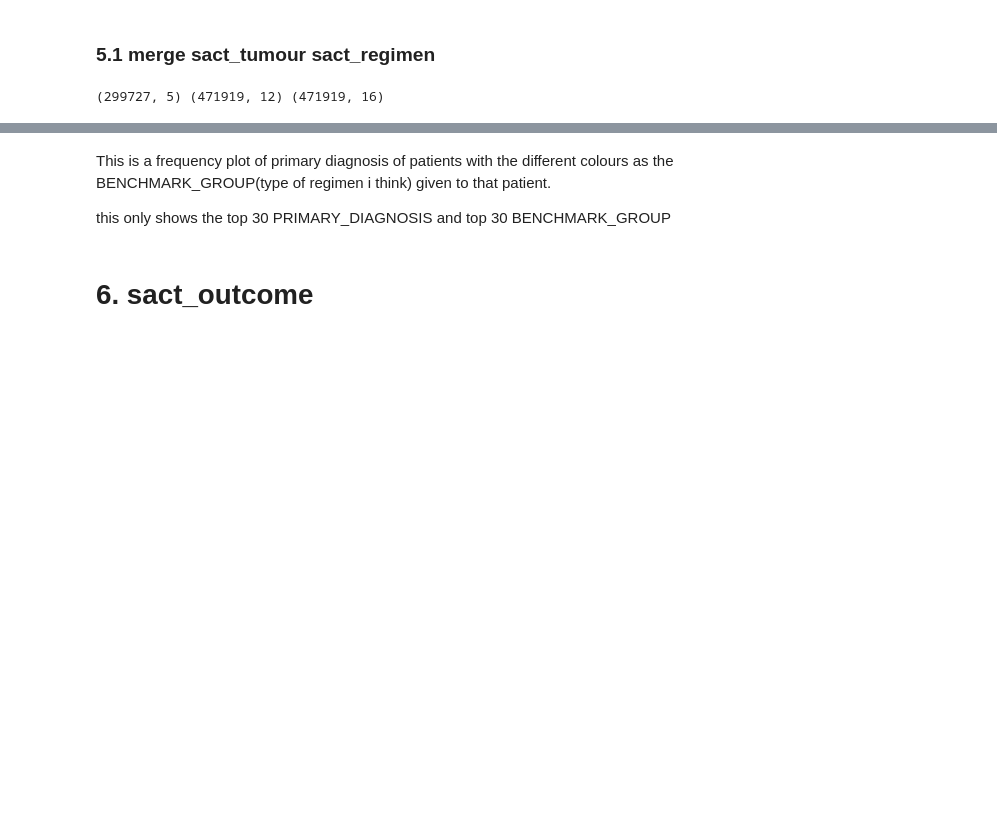
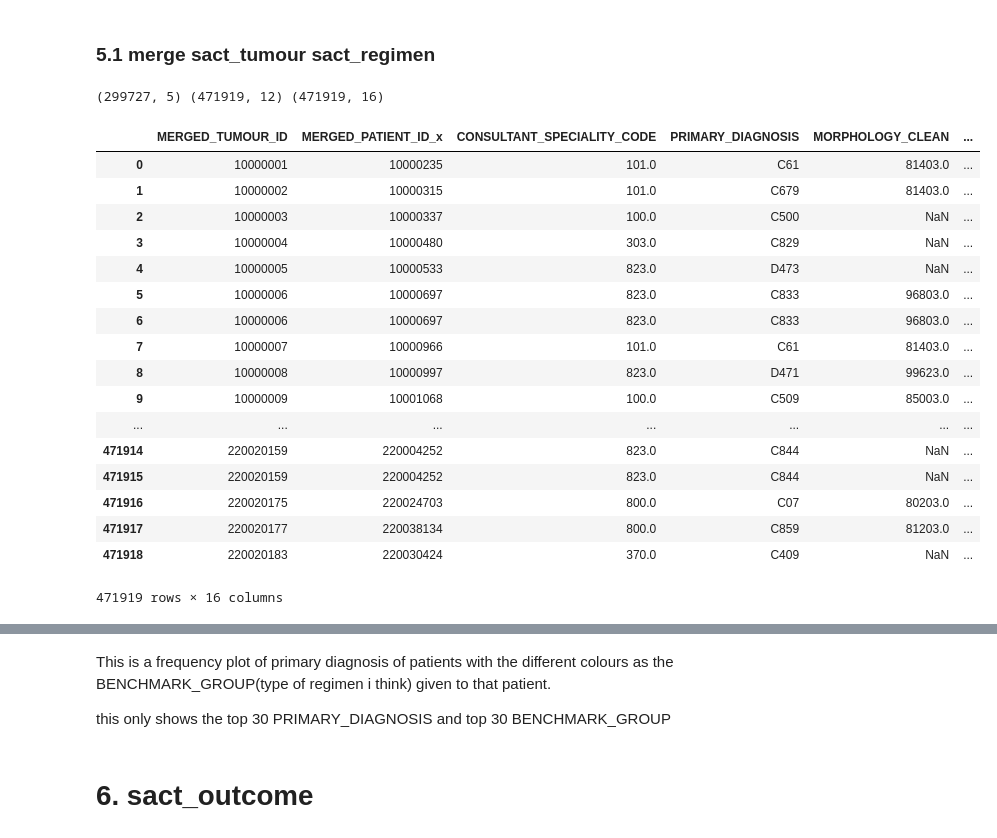
Before and after one commit to UCL-simulacrum/EDA, a Jupyter notebook: cancerdata_EDA.ipynb, the cells around one changed output, grey strips where cells are left out. Saved outputs shown, nothing was run; the diff lists cells and outputs as text; code cells hidden in the pictures; blank space fills up the shorter version.

```diff
--- a/cancerdata_EDA.ipynb
+++ b/cancerdata_EDA.ipynb
@@ -298,4 +350,25 @@ tumour_regimen = pd.merge(sact_tumour,sact_regimen,on='MERGED_TUMOUR_ID')
 print(sact_tumour.shape, sact_regimen.shape, tumour_regimen.shape)
 # %% [output]
 (299727, 5) (471919, 12) (471919, 16)
+# %%
+tumour_regimen
+# %% [output]
+|  | MERGED_TUMOUR_ID | MERGED_PATIENT_ID_x | CONSULTANT_SPECIALITY_CODE | PRIMARY_DIAGNOSIS | MORPHOLOGY_CLEAN | ... |
+| 0 | 10000001 | 10000235 | 101.0 | C61 | 81403.0 | ... |
+| 1 | 10000002 | 10000315 | 101.0 | C679 | 81403.0 | ... |
+| 2 | 10000003 | 10000337 | 100.0 | C500 | NaN | ... |
+| 3 | 10000004 | 10000480 | 303.0 | C829 | NaN | ... |
+| 4 | 10000005 | 10000533 | 823.0 | D473 | NaN | ... |
+| 5 | 10000006 | 10000697 | 823.0 | C833 | 96803.0 | ... |
+| 6 | 10000006 | 10000697 | 823.0 | C833 | 96803.0 | ... |
+| 7 | 10000007 | 10000966 | 101.0 | C61 | 81403.0 | ... |
+| 8 | 10000008 | 10000997 | 823.0 | D471 | 99623.0 | ... |
+| 9 | 10000009 | 10001068 | 100.0 | C509 | 85003.0 | ... |
+| ... | ... | ... | ... | ... | ... | ... |
+| 471914 | 220020159 | 220004252 | 823.0 | C844 | NaN | ... |
+| 471915 | 220020159 | 220004252 | 823.0 | C844 | NaN | ... |
+| 471916 | 220020175 | 220024703 | 800.0 | C07 | 80203.0 | ... |
+| 471917 | 220020177 | 220038134 | 800.0 | C859 | 81203.0 | ... |
+| 471918 | 220020183 | 220030424 | 370.0 | C409 | NaN | ... |
+471919 rows × 16 columns
 # %%
```
Also changed, not shown: parts of 25 cells of this notebook.
